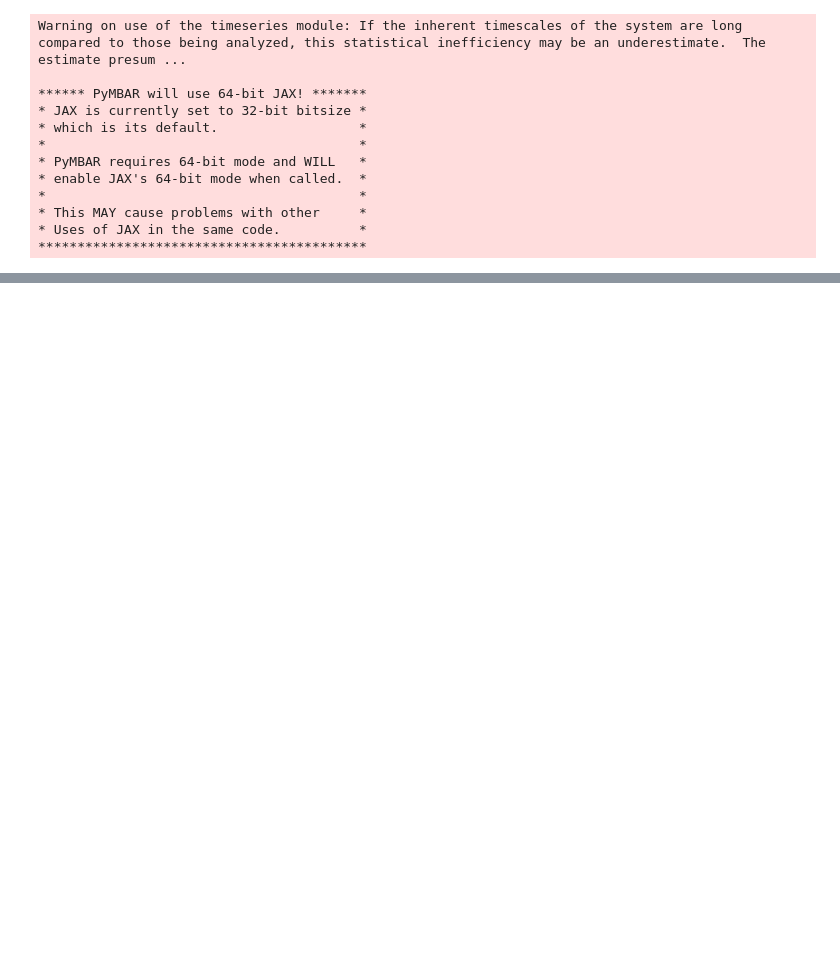
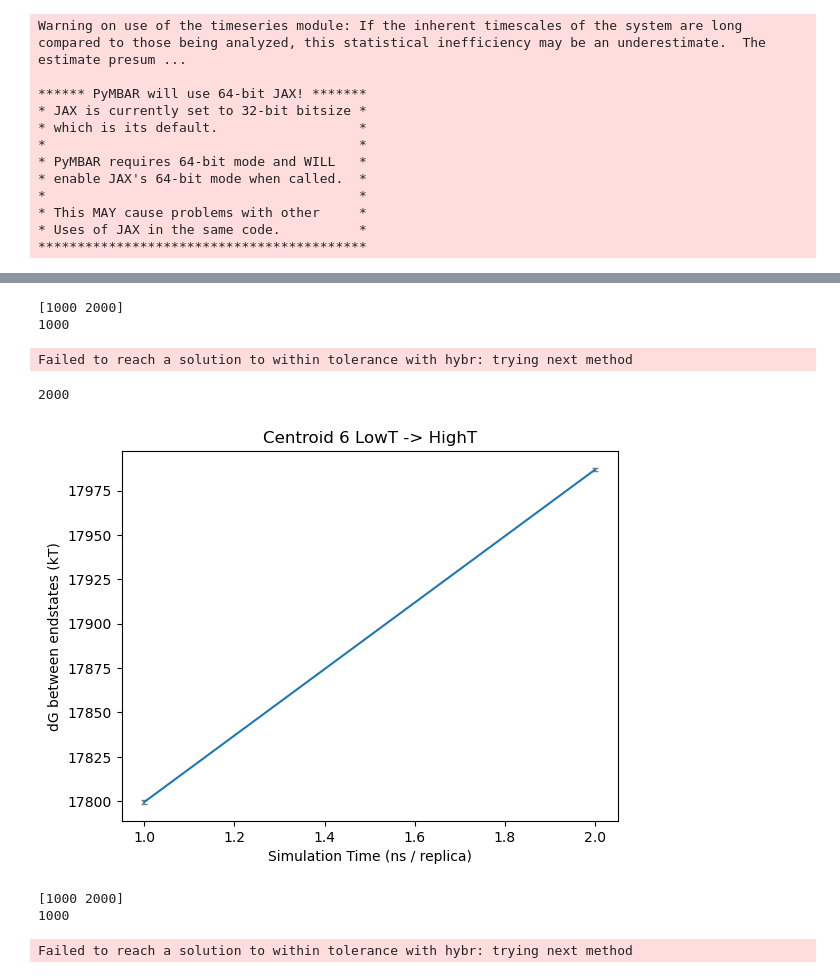
Before and after one commit to CCBatIIT/FultonMarket, a Jupyter notebook: AnalyzeUmbrellaSampling.ipynb, the cells around one changed output, grey strips where cells are left out. Cells and saved outputs as stored; diff of their text form; code cells hidden in the pictures; blank space fills up the shorter version.

```diff
--- a/AnalyzeUmbrellaSampling.ipynb
+++ b/AnalyzeUmbrellaSampling.ipynb
@@ -25,2 +139,0 @@ pdb2 = '/expanse/lustre/projects/iit122/dcooper/JustDoIt/centroids/centroid_6.pd
-# %%
-analysis = FultonMarketAnalysis(dir, pdb1)
@@ -31,0 +222,29 @@ analysis = FultonMarketAnalysis(dir, pdb1)
+# %%
+labels = ['Centroid 1 -> 6', 'Centroid 6 -> 8', 'Centroid 8 -> 1',
+          'Centroid 1 LowT -> HighT', 'Centroid 6 LowT -> HighT', 'Centroid 8 LowT -> HighT']
+
+xss = []
+yss = []
+y_stdss = []
+
+for i, analysis in enumerate(analyzers):
+    if i > 3:
+        xs, ys, y_stds = free_energy_convergence(analysis, size_domain=1000, start=1000)
+        xss.append(xs)
+        yss.append(ys)
+        y_stdss.append(y_stds)
+        plt.clf()
+        _ = plt.errorbar(xs/1000, ys, yerr=y_stds, ecolor='gray', capsize=2.5)
+        plt.title(labels[i])
+        plt.ylabel('dG between endstates (kT)')
+        plt.xlabel('Simulation Time (ns / replica)')
+        plt.show()
+# %% [output]
+[1000 2000]
+1000
+Failed to reach a solution to within tolerance with hybr: trying next method
+2000
+[figure, added]
+[1000 2000]
+1000
+Failed to reach a solution to within tolerance with hybr: trying next method
```
Also changed, not shown: parts of 27 cells of this notebook, 2 other files.
